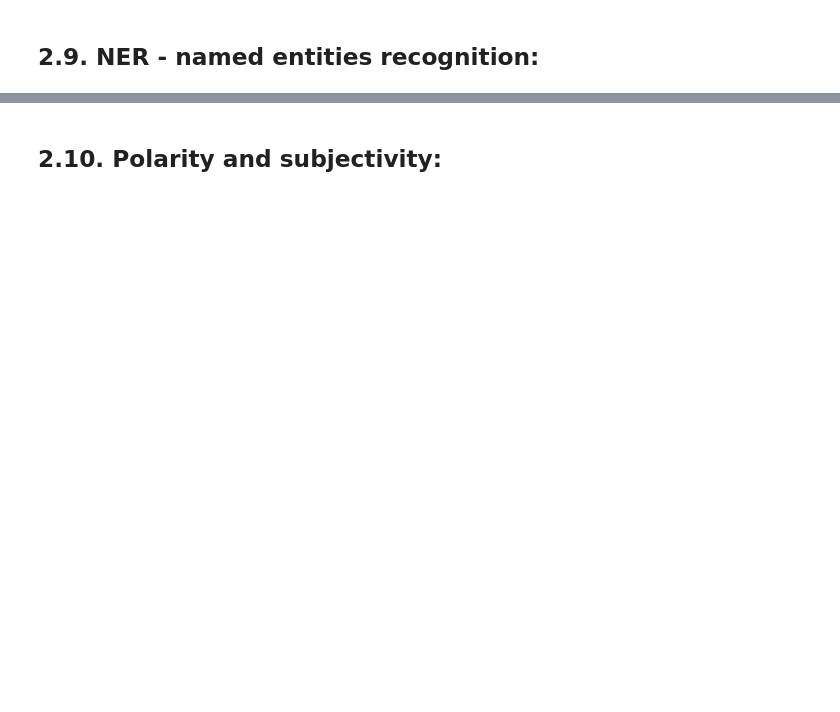
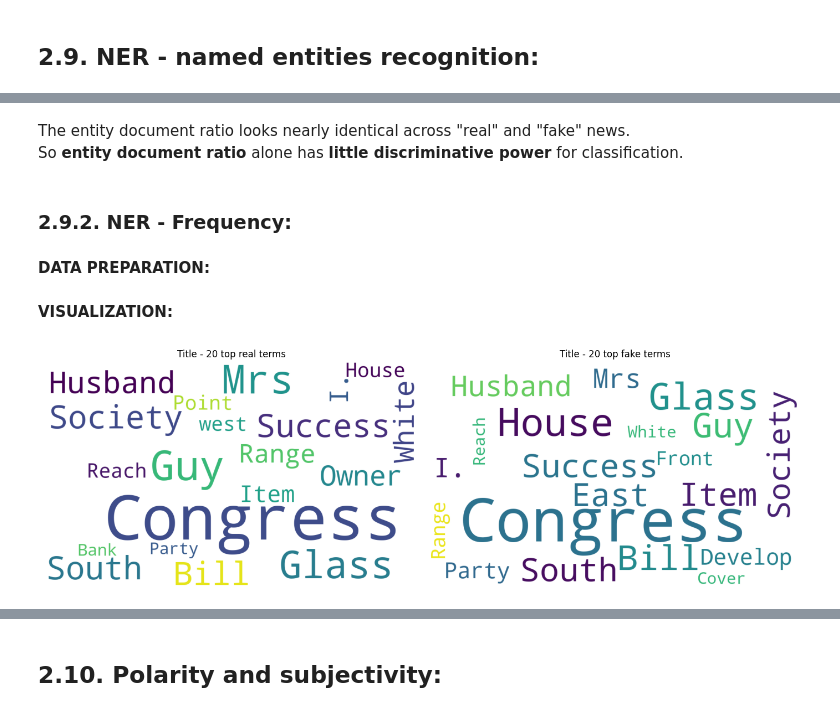
Before and after one commit to BenoitLoze1977/34.4_capstonethree_fakenewsdetection, a Jupyter notebook: notebooks/CapstoneThree_DataWrangling_EDA.ipynb, the cells around one changed output, grey strips where cells are left out. Saved outputs shown, nothing was run; the diff lists cells and outputs as text; code cells hidden in the pictures; blank space fills up the shorter version.

```diff
--- a/notebooks/CapstoneThree_DataWrangling_EDA.ipynb
+++ b/notebooks/CapstoneThree_DataWrangling_EDA.ipynb
@@ -997,0 +1152,9 @@ fake_dfreq = propn_docfreq(df.loc[df["label"]=="fake", "text"])
+# %%
+ents_original_ratios = []
+
+for s in series_original:
+    r = entity_ratio(s)
+    ents_original_ratios.append(r)
+
+so_ents_ratios = dict(zip(series_original_keys, ents_original_ratios))
+# print(so_ents_ratios)
@@ -997,0 +1173,22 @@ fake_dfreq = propn_docfreq(df.loc[df["label"]=="fake", "text"])
+# %% [markdown]
+The entity document ratio looks nearly identical across "real" and "fake" news.
+So **entity document ratio** alone has **little discriminative power** for classification.
+# %% [markdown]
+### 2.9.2. NER - Frequency:
+# %% [markdown]
+**DATA PREPARATION:**
+# %%
+ents_original_freq = []
+
+for s in series_original:
+    r = entity_freq(s)
+    ents_original_freq.append(r)
+
+so_ents_freq = dict(zip(series_original_keys, ents_original_freq))
+# print(so_ents_freq)
+# %% [markdown]
+**VISUALIZATION:**
+# %%
+wordcloud_plot(so_ents_freq["real_title_original"].to_frame("real"), so_ents_freq["fake_title_original"].to_frame("fake"), "title", 20)
+# %% [output]
+[figure, added]
```
Also changed, not shown: parts of 64 cells of this notebook, 2 other files.
